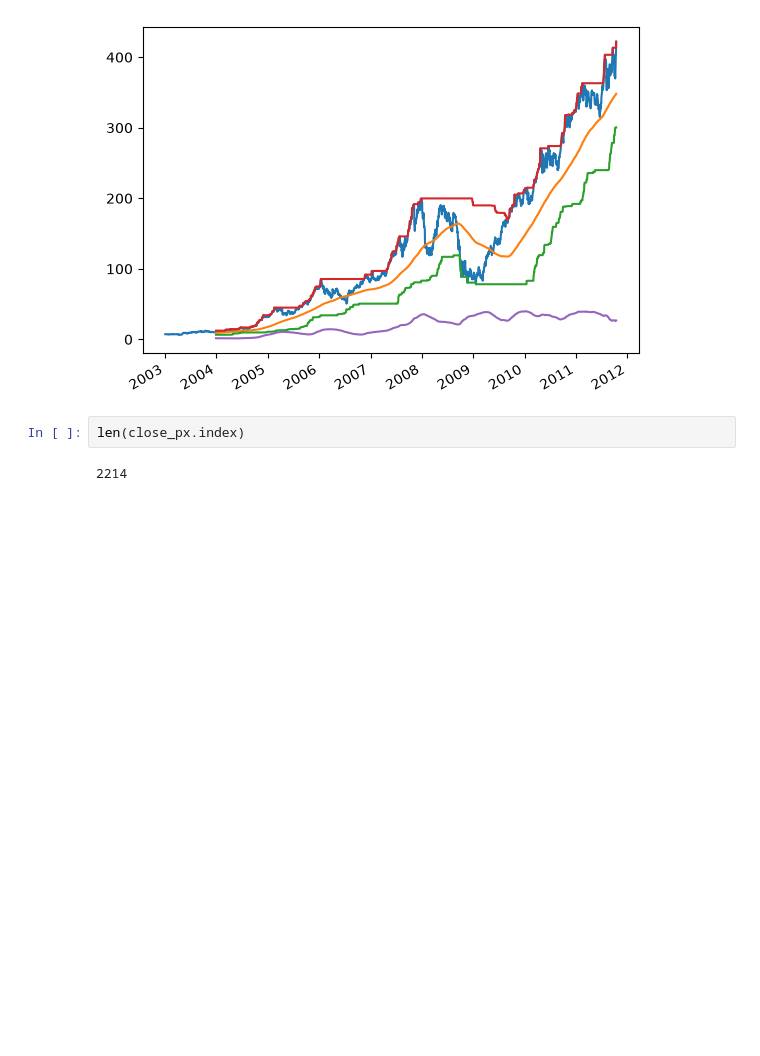
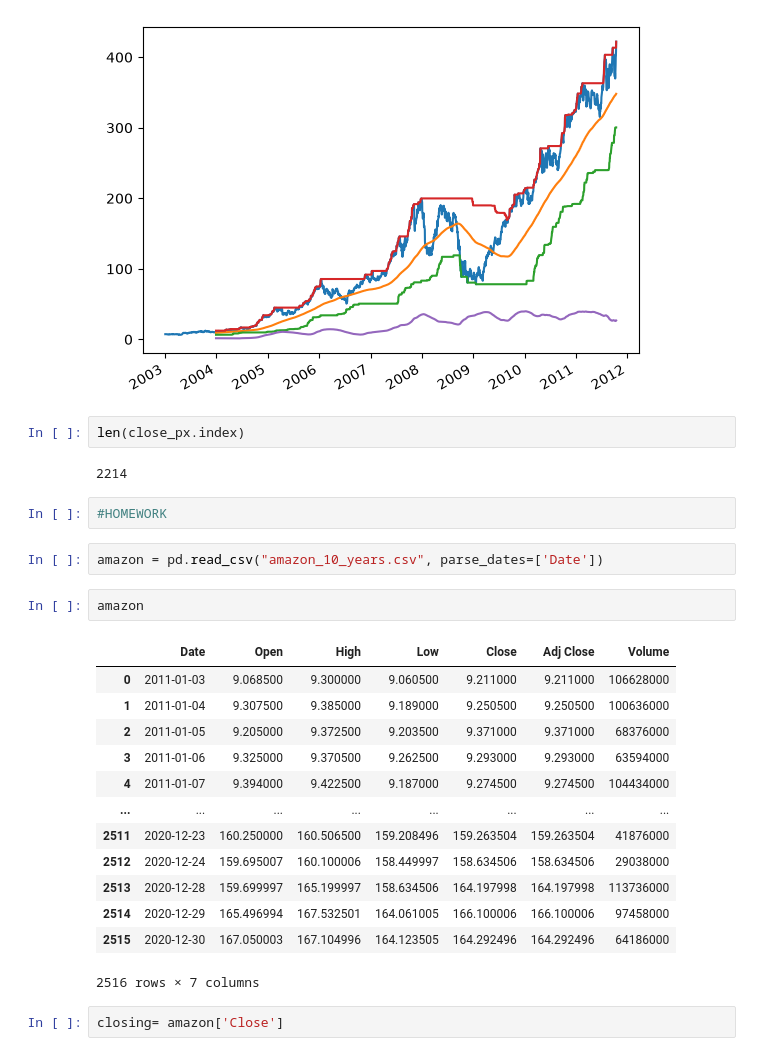
Before and after one commit to leonewt0n/CS_621_Data_Analytics, a Jupyter notebook: Module_8_Time_Series_Data.ipynb, the cells around one changed output. Cells and saved outputs as stored; diff of their text form; blank space fills up the shorter version.

Commit message:
added module 8 with homework

```diff
--- a/Module_8_Time_Series_Data.ipynb
+++ b/Module_8_Time_Series_Data.ipynb
@@ -501,3 +501,25 @@ close_px.AAPL.rolling(window=250).std().plot()
 len(close_px.index)
 # %% [output]
 2214
+# %%
+#HOMEWORK
+# %%
+amazon = pd.read_csv("amazon_10_years.csv", parse_dates=['Date'])
+# %%
+amazon
+# %% [output]
+|  | Date | Open | High | Low | Close | Adj Close | Volume |
+| 0 | 2011-01-03 | 9.068500 | 9.300000 | 9.060500 | 9.211000 | 9.211000 | 106628000 |
+| 1 | 2011-01-04 | 9.307500 | 9.385000 | 9.189000 | 9.250500 | 9.250500 | 100636000 |
+| 2 | 2011-01-05 | 9.205000 | 9.372500 | 9.203500 | 9.371000 | 9.371000 | 68376000 |
+| 3 | 2011-01-06 | 9.325000 | 9.370500 | 9.262500 | 9.293000 | 9.293000 | 63594000 |
+| 4 | 2011-01-07 | 9.394000 | 9.422500 | 9.187000 | 9.274500 | 9.274500 | 104434000 |
+| ... | ... | ... | ... | ... | ... | ... | ... |
+| 2511 | 2020-12-23 | 160.250000 | 160.506500 | 159.208496 | 159.263504 | 159.263504 | 41876000 |
+| 2512 | 2020-12-24 | 159.695007 | 160.100006 | 158.449997 | 158.634506 | 158.634506 | 29038000 |
+| 2513 | 2020-12-28 | 159.699997 | 165.199997 | 158.634506 | 164.197998 | 164.197998 | 113736000 |
+| 2514 | 2020-12-29 | 165.496994 | 167.532501 | 164.061005 | 166.100006 | 166.100006 | 97458000 |
+| 2515 | 2020-12-30 | 167.050003 | 167.104996 | 164.123505 | 164.292496 | 164.292496 | 64186000 |
+2516 rows × 7 columns
+# %%
+closing= amazon['Close']
```
Also changed, not shown: parts of 10 cells of this notebook, 1 other file.
